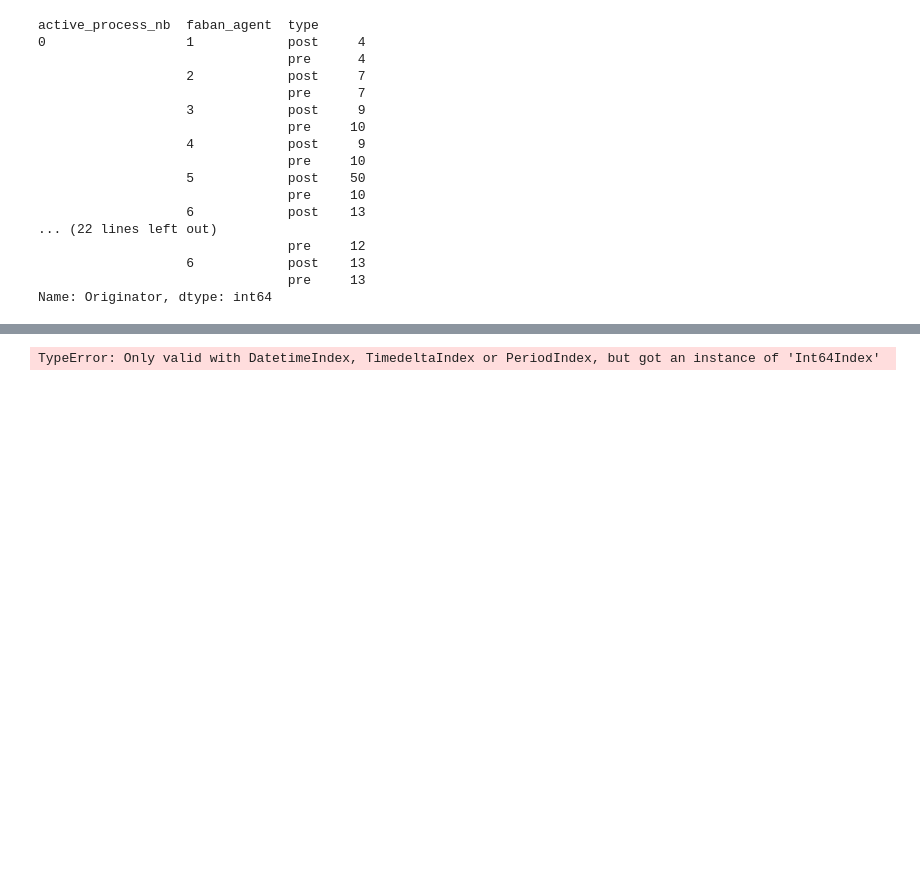
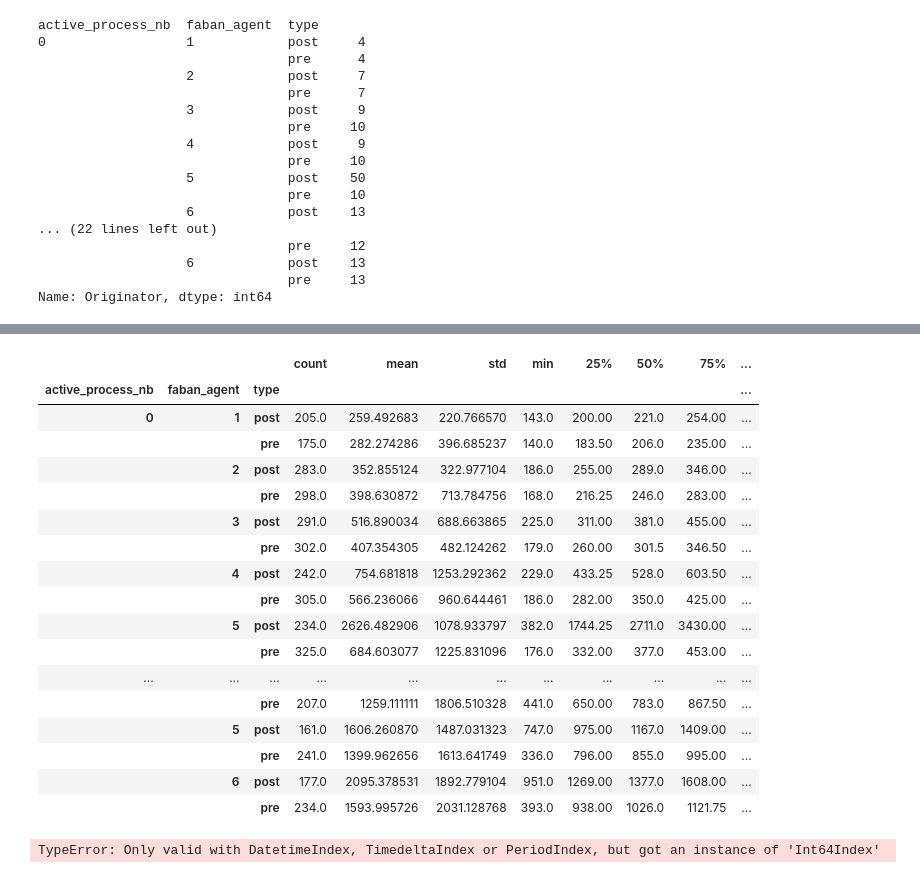
Before and after one commit to guillaumerosinosky/migration_bpms, a Jupyter notebook: xp2_results.ipynb, the cells around one changed output, grey strips where cells are left out. Drawn from its saved outputs; the diff is of its cells as text; code cells hidden in the pictures; blank space fills up the shorter version.

```diff
--- a/xp2_results.ipynb
+++ b/xp2_results.ipynb
@@ -183,3 +183,24 @@ df[df["type"] =="post"].groupby(["faban_agent"]).std().plot(y="duration", ax=ax,
+# %%
+all_data.groupby(["active_process_nb",  "faban_agent","type"])["duration_restricted"].describe()
+# %% [output]
+|  |  |  | count | mean | std | min | 25% | 50% | 75% | ... |
+| active_process_nb | faban_agent | type |  |  |  |  |  |  |  | ... |
+| 0 | 1 | post | 205.0 | 259.492683 | 220.766570 | 143.0 | 200.00 | 221.0 | 254.00 | ... |
+|  |  | pre | 175.0 | 282.274286 | 396.685237 | 140.0 | 183.50 | 206.0 | 235.00 | ... |
+|  | 2 | post | 283.0 | 352.855124 | 322.977104 | 186.0 | 255.00 | 289.0 | 346.00 | ... |
+|  |  | pre | 298.0 | 398.630872 | 713.784756 | 168.0 | 216.25 | 246.0 | 283.00 | ... |
+|  | 3 | post | 291.0 | 516.890034 | 688.663865 | 225.0 | 311.00 | 381.0 | 455.00 | ... |
+|  |  | pre | 302.0 | 407.354305 | 482.124262 | 179.0 | 260.00 | 301.5 | 346.50 | ... |
+|  | 4 | post | 242.0 | 754.681818 | 1253.292362 | 229.0 | 433.25 | 528.0 | 603.50 | ... |
+|  |  | pre | 305.0 | 566.236066 | 960.644461 | 186.0 | 282.00 | 350.0 | 425.00 | ... |
+|  | 5 | post | 234.0 | 2626.482906 | 1078.933797 | 382.0 | 1744.25 | 2711.0 | 3430.00 | ... |
+|  |  | pre | 325.0 | 684.603077 | 1225.831096 | 176.0 | 332.00 | 377.0 | 453.00 | ... |
+| ... | ... | ... | ... | ... | ... | ... | ... | ... | ... | ... |
+|  |  | pre | 207.0 | 1259.111111 | 1806.510328 | 441.0 | 650.00 | 783.0 | 867.50 | ... |
+|  | 5 | post | 161.0 | 1606.260870 | 1487.031323 | 747.0 | 975.00 | 1167.0 | 1409.00 | ... |
+|  |  | pre | 241.0 | 1399.962656 | 1613.641749 | 336.0 | 796.00 | 855.0 | 995.00 | ... |
+|  | 6 | post | 177.0 | 2095.378531 | 1892.779104 | 951.0 | 1269.00 | 1377.0 | 1608.00 | ... |
+|  |  | pre | 234.0 | 1593.995726 | 2031.128768 | 393.0 | 938.00 | 1026.0 | 1121.75 | ... |
 # %%
 for i in range(1,6):
     fig,ax=plt.subplots()
```
Also changed, not shown: parts of 1 cell of this notebook.
